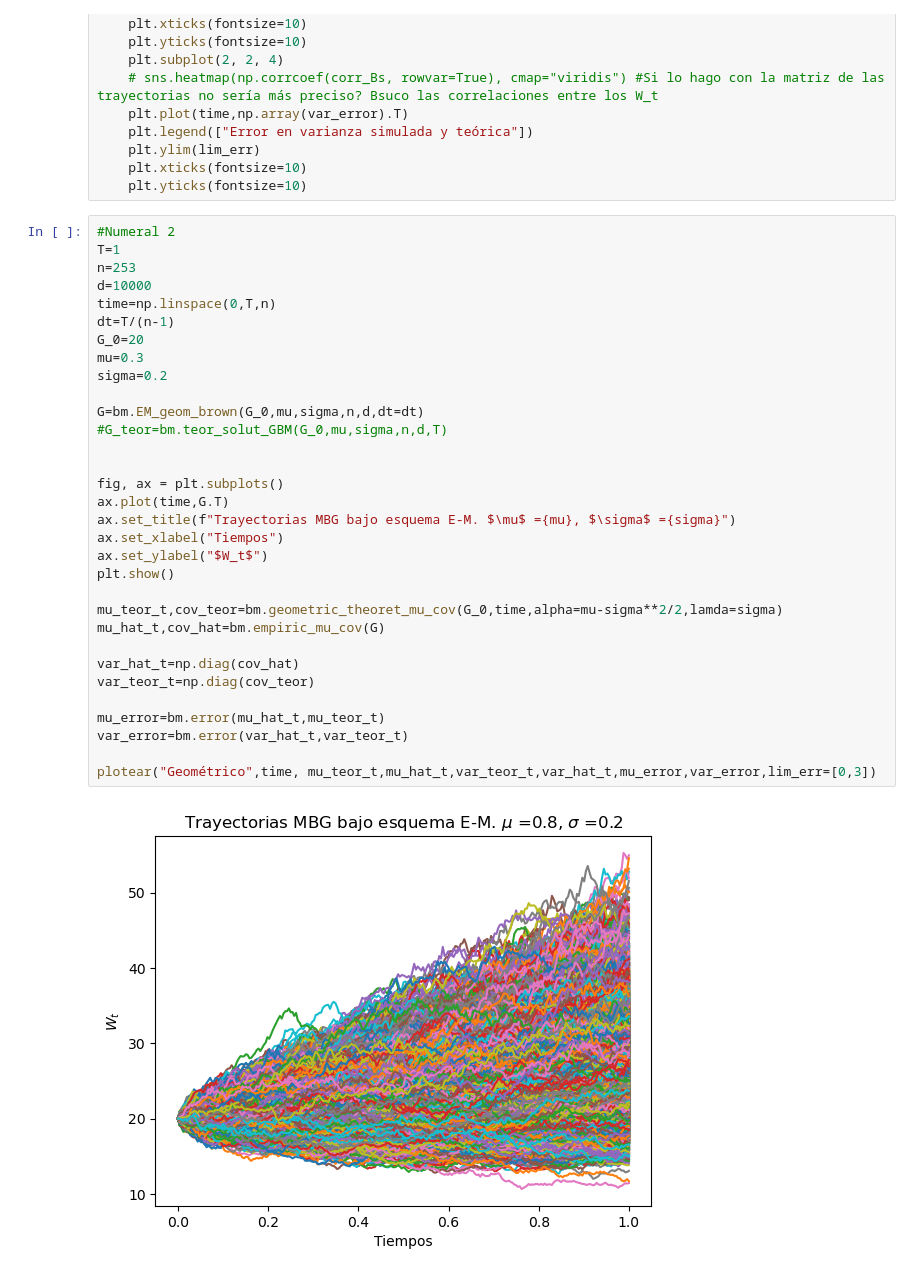
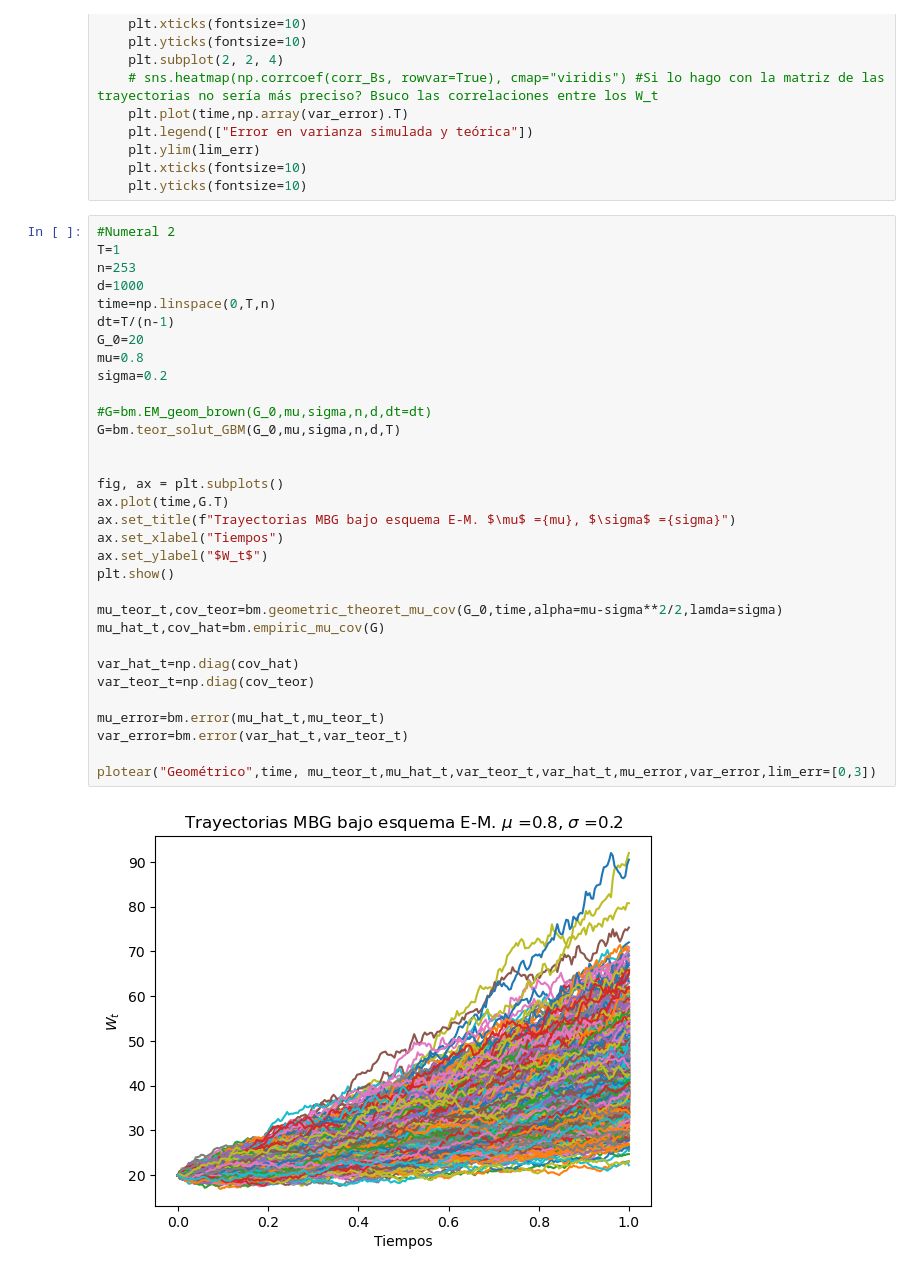
Before and after one commit to msanchezr99/Talleres_estocasticos1, a Jupyter notebook: Procesos_estoc_continuos/Punto1_Unit3.ipynb, the cells around one changed output. Drawn from its saved outputs; the diff is of its cells as text.

```diff
--- a/Procesos_estoc_continuos/Punto1_Unit3.ipynb
+++ b/Procesos_estoc_continuos/Punto1_Unit3.ipynb
@@ -53,34 +55,34 @@ def plotear(nombre_proceso,time, mu_teor_t,mu_hat_t, var_teor_t,var_hat_t,mu_err
 # %%
 #Numeral 2
 T=1
 n=253
-d=10000
+d=1000
 time=np.linspace(0,T,n)
 dt=T/(n-1)
 G_0=20
-mu=0.3
+mu=0.8
 sigma=0.2
 
-G=bm.EM_geom_brown(G_0,mu,sigma,n,d,dt=dt)
-#G_teor=bm.teor_solut_GBM(G_0,mu,sigma,n,d,T)
+#G=bm.EM_geom_brown(G_0,mu,sigma,n,d,dt=dt)
+G=bm.teor_solut_GBM(G_0,mu,sigma,n,d,T)
 
 
 fig, ax = plt.subplots()
 ax.plot(time,G.T)
 ax.set_title(f"Trayectorias MBG bajo esquema E-M. $\mu$ ={mu}, $\sigma$ ={sigma}")
 ax.set_xlabel("Tiempos")
 ax.set_ylabel("$W_t$")
 plt.show()
 
 mu_teor_t,cov_teor=bm.geometric_theoret_mu_cov(G_0,time,alpha=mu-sigma**2/2,lamda=sigma)
 mu_hat_t,cov_hat=bm.empiric_mu_cov(G)
 
 var_hat_t=np.diag(cov_hat)
 var_teor_t=np.diag(cov_teor)
 
 mu_error=bm.error(mu_hat_t,mu_teor_t)
 var_error=bm.error(var_hat_t,var_teor_t)
 
 plotear("Geométrico",time, mu_teor_t,mu_hat_t,var_teor_t,var_hat_t,mu_error,var_error,lim_err=[0,3])
 # %% [output]
-[figure, old version]
+[figure, new version]
```
Also changed, not shown: parts of 19 cells of this notebook, 1 other file.
